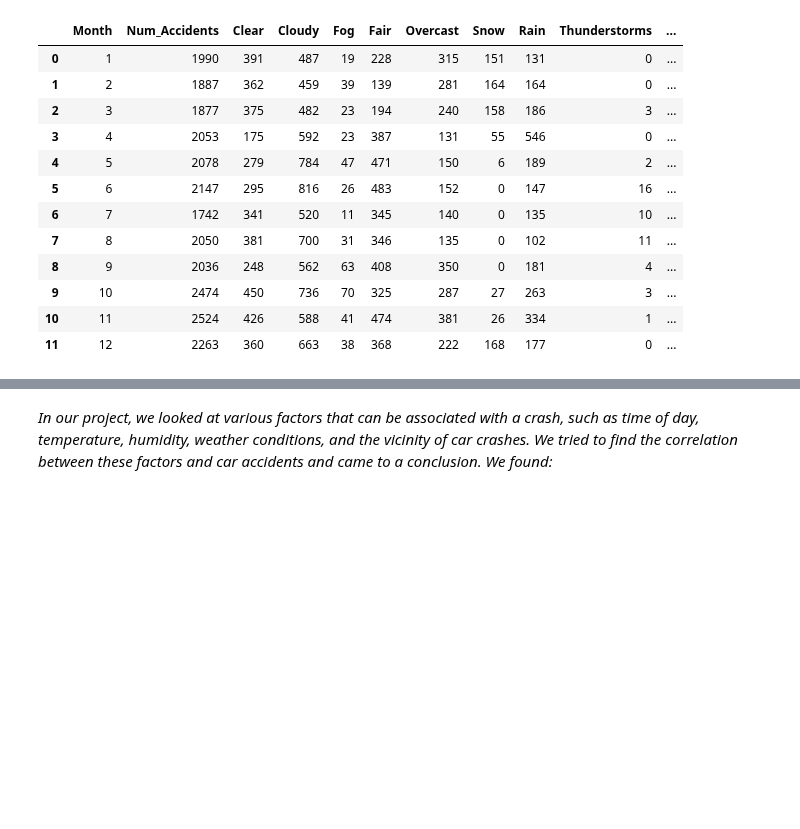
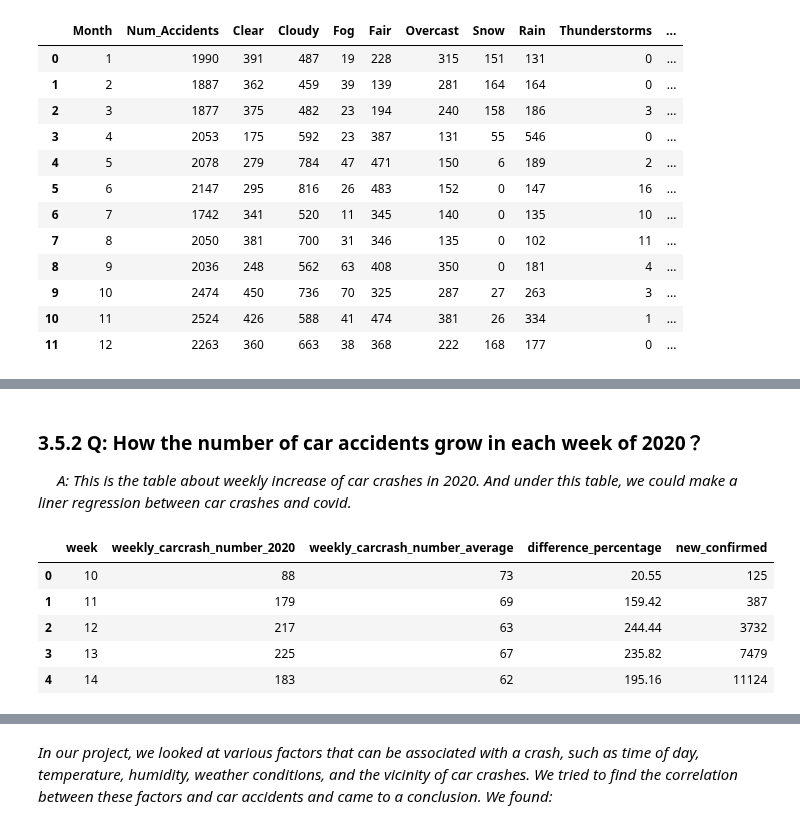
Before and after one commit to KaiyuWang19970221/BA775-teamproject, a Jupyter notebook: team6.ipynb, the cells around one changed output, grey strips where cells are left out. Cells and saved outputs as stored; diff of their text form; code cells hidden in the pictures; blank space fills up the shorter version.

```diff
--- a/team6.ipynb
+++ b/team6.ipynb
@@ -731,3 +624,33 @@ ORDER BY a.month
 | 9 | October | 506 | 492 | 2.85 | 26460 |
 | 10 | November | 560 | 491 | 14.05 | 67556 |
 | 11 | December | 524 | 435 | 20.46 | 149046 |
+# %% [markdown]
+### 3.5.2 Q: How the number of car accidents grow in each week of 2020？
+&emsp;<i> A: This is the table about weekly increase of car crashes in 2020. And under this table, we could make a liner regression between car crashes and covid.</i>
+# %%
+%%bigquery
+SELECT a.week,a.weekly_carcrash_number_2020,a.weekly_carcrash_number_average,ROUND(((a.weekly_carcrash_number_2020-a.weekly_carcrash_number_average)/a.weekly_carcrash_number_average)*100,2) AS difference_percentage,b.new_confirmed
+FROM(
+SELECT EXTRACT(week FROM Start_Time) week,
+SUM(CASE WHEN EXTRACT(year FROM Start_Time)=2020 THEN 1 END)weekly_carcrash_number_2020,
+CAST(SUM(CASE WHEN EXTRACT(year FROM Start_Time)BETWEEN 2016 and 2019 THEN 1 END)/4 AS INT64) weekly_carcrash_number_average
+FROM `ba775-b2-team6.team6.carcrash_MA`
+WHERE EXTRACT(week FROM Start_Time) between 10 and 50
+GROUP BY week)a
+INNER JOIN
+(SELECT EXTRACT(week FROM date)AS week,
+sum(new_confirmed)AS new_confirmed
+FROM `ba775-b2-team6.team6.covid_open_data_MA`
+WHERE EXTRACT(year from date)=2020
+AND EXTRACT(week FROM date) between 10 and 50
+GROUP BY week)b
+USING(week)
+ORDER BY week
+LIMIT 5
+# %% [output]
+|  | week | weekly_carcrash_number_2020 | weekly_carcrash_number_average | difference_percentage | new_confirmed |
+| 0 | 10 | 88 | 73 | 20.55 | 125 |
+| 1 | 11 | 179 | 69 | 159.42 | 387 |
+| 2 | 12 | 217 | 63 | 244.44 | 3732 |
+| 3 | 13 | 225 | 67 | 235.82 | 7479 |
+| 4 | 14 | 183 | 62 | 195.16 | 11124 |
```
Also changed, not shown: parts of 71 cells of this notebook.
